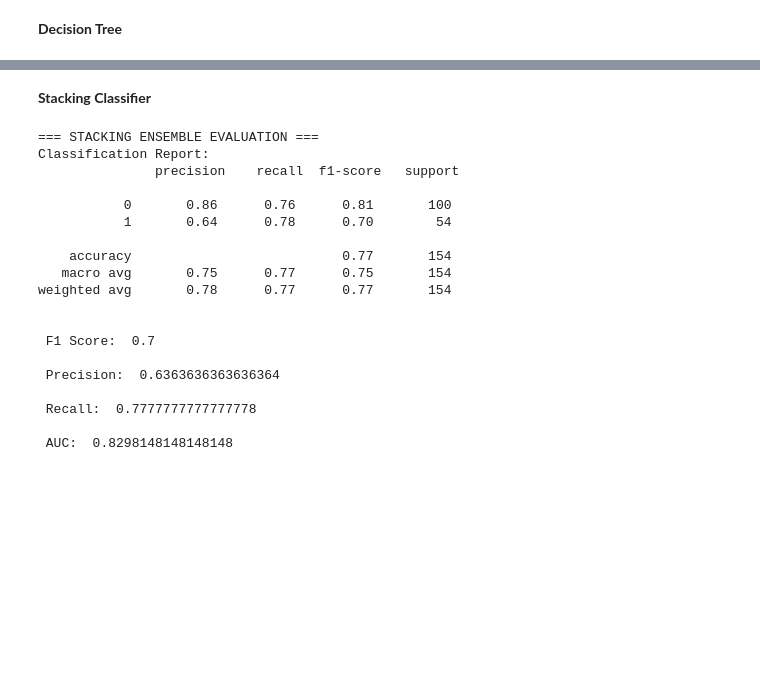
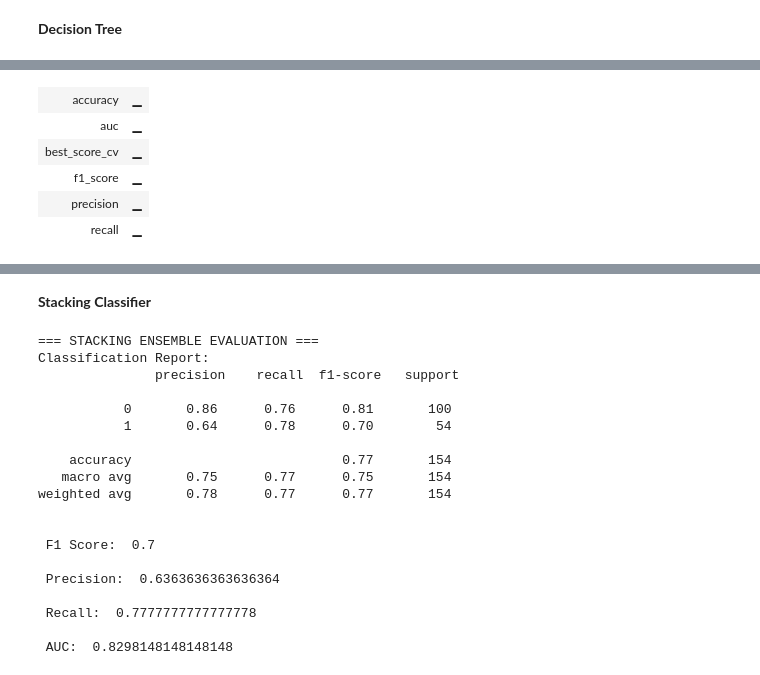
Before and after one commit to hongyen-oss/Diabetes-Prediction, a Jupyter notebook: Notebooks/project_analysis.ipynb, the cells around one changed output, grey strips where cells are left out. Saved outputs shown, nothing was run; the diff lists cells and outputs as text; code cells hidden in the pictures; blank space fills up the shorter version.

```diff
--- a/Notebooks/project_analysis.ipynb
+++ b/Notebooks/project_analysis.ipynb
@@ -1273,0 +1396,88 @@ weighted avg       0.76      0.75      0.76       154
+# %%
+import wandb
+# lần 1
+# "custom_threshold": 0.35,
+#'model__max_depth': [5, 10, 20, 25],
+#'model__min_samples_leaf': [10, 20, 50, 100, 120],
+#scoring="recall"
+# 1. Khởi tạo Run mới cho Decision Tree
+run = wandb.init(
+    project="Diabetes_Prediction",
+    name="DecisionTree_03",
+    config={
+        "algorithm": "Decision Tree",
+        "custom_threshold": 0.35,
+        "imputer_strategy": "median",
+        "cv_method": "RepeatedStratifiedKFold",
+        "scoring_metric": "recall"
+    }
+)
+
+# [Giữ nguyên Pipeline và GridSearch của bạn]
+dt_pipeline = Pipeline([
+    ("imputer", SimpleImputer(strategy="median")),
+    ("model", DecisionTreeClassifier(random_state=42))
+])
+#l2
+# param_grid_dt = {
+#     'model__max_depth': [3,5,7],
+#     'model__min_samples_leaf': [ 150,200],
+#     'model__criterion': ["gini", "entropy"]
+# }
+param_grid_dt = {
+    'model__max_depth': [None, 5, 10, 20],
+    'model__min_samples_leaf': [1, 5, 10, 20],
+    'model__min_samples_split': [2, 10, 20],
+    'model__criterion': ["gini", "entropy"],
+    'model__class_weight': [None, "balanced"]
+}
+
+#l2cv = RepeatedStratifiedKFold(n_splits=10, n_repeats=3, random_state=1)
+cv = RepeatedStratifiedKFold(
+    n_splits=5,
+    n_repeats=5,
+    random_state=42
+)
+grid_dt = GridSearchCV(
+    estimator=dt_pipeline,
+    param_grid=param_grid_dt,
+    cv=cv,
+    n_jobs=-1,
+    verbose=1,
+    scoring="recall"
+)
+
+# 2. Huấn luyện
+grid_dt.fit(X_train, y_train)
+
+# Lưu các tham số tốt nhất (max_depth, criterion...) lên WandB
+wandb.config.update(grid_dt.best_params_)
+
+# 3. Dự đoán với Xác suất và Ngưỡng tùy chỉnh
+dt_probs = grid_dt.predict_proba(X_test)[:, 1]
+
+dt_pred = (dt_probs >= custom_threshold).astype(int)
+
+dt_auc_score = roc_auc_score(y_test, dt_probs)
+
+# 4. Log các chỉ số đánh giá lên WandB
+wandb.log({
+    "accuracy": accuracy_score(y_test, dt_pred),
+    "f1_score": f1_score(y_test, dt_pred),
+    "precision": precision_score(y_test, dt_pred),
+    "recall": recall_score(y_test, dt_pred),
+    "auc": dt_auc_score,
+    "best_score_cv": grid_dt.best_score_
+})
+
+# 5. Log Confusion Matrix (Dùng .values để tránh lỗi index)
+wandb.log({"conf_mat": wandb.plot.confusion_matrix(
+    probs=None,
+    y_true=y_test.values,
+    preds=dt_pred,
+    class_names=["No Diabetes", "Diabetes"]
+)})
+
+# 6. Kết thúc Run
+wandb.finish()
+# %% [output]
@@ -1273,0 +1494,6 @@ weighted avg       0.76      0.75      0.76       154
+| accuracy | ▁ |
+| auc | ▁ |
+| best_score_cv | ▁ |
+| f1_score | ▁ |
+| precision | ▁ |
+| recall | ▁ |
```
Also changed, not shown: parts of 15 cells of this notebook, 2 other files.
